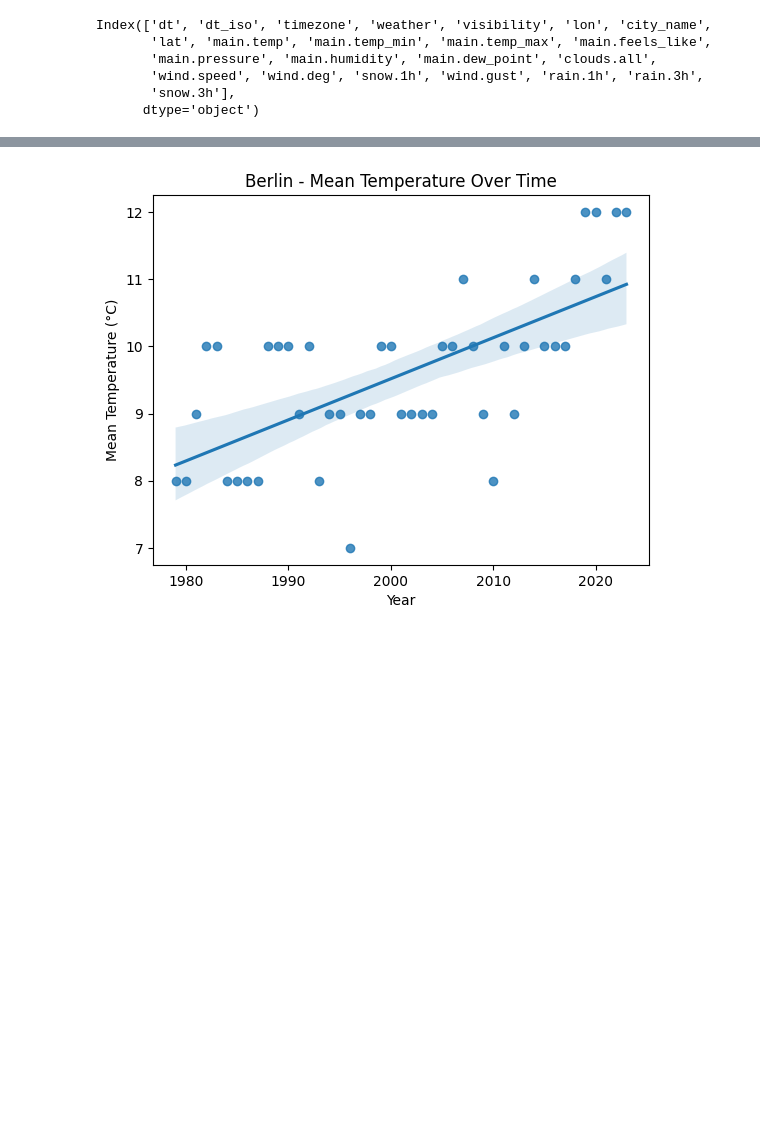
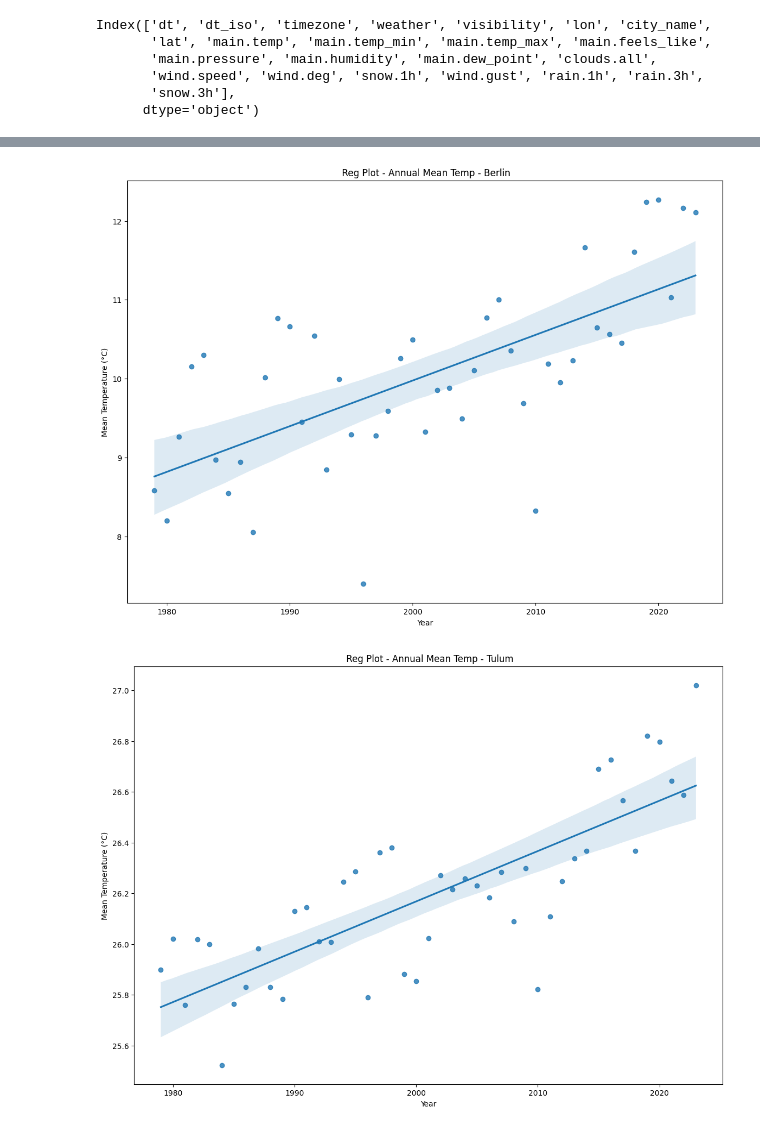
Before and after one commit to KatTiel/data_pipeline_weather_data, a Jupyter notebook: transform/open_weather_history.ipynb, the cells around one changed output, grey strips where cells are left out. Drawn from its saved outputs; the diff is of its cells as text; code cells hidden in the pictures; blank space fills up the shorter version.

```diff
--- a/transform/open_weather_history.ipynb
+++ b/transform/open_weather_history.ipynb
@@ -132,10 +122,18 @@ plt.show()
-# %%
-#sns.regplot(x=filtered_weather_history_berlin.index.unique().astype(int), y=filtered_weather_history_berlin['main.temp'].groupby(filtered_weather_history_berlin['Y']).mean().astype(int))
-
-fig = sns.regplot(x=filtered_weather_history_berlin['Y'].unique().astype(int), y=filtered_weather_history_berlin['main.temp'].groupby(filtered_weather_history_berlin['Y']).mean().astype(int))
-plt.xlabel("Year")
-plt.ylabel("Mean Temperature (°C)")
-plt.title("Berlin - Mean Temperature Over Time") # You can comment this line out if you don't need title
-plt.show(fig)
-# %% [output]
-[figure, removed]
+# %%
+# Regression plot of annual mean temperatures
+filtered_city_dfs = [filtered_weather_history_berlin, filtered_weather_history_tulum, filtered_weather_history_corcovado, filtered_weather_history_kotao, filtered_weather_history_sandiego]
+
+def regplot_temp(df, city_name):
+
+    fig = sns.regplot(x=df['Y'].unique().astype(int), y=df['main.temp'].groupby(df['Y']).mean().astype(float))
+    fig.figure.set_size_inches(14, 10)
+    plt.xlabel("Year")
+    plt.ylabel("Mean Temperature (°C)")
+    plt.title(f' Reg Plot - Annual Mean Temp - {city_name}')
+    plt.show(fig)
+
+for city_name, df in zip(['Berlin', 'Tulum', 'Parque Nacional Corcovado', 'Ko Tao', 'San Diego'], filtered_city_dfs):
+    regplot_temp(df, city_name)
+# %% [output]
+[figure, added]
+[figure, added]
```
Also changed, not shown: parts of 9 cells of this notebook, 2 other files.
